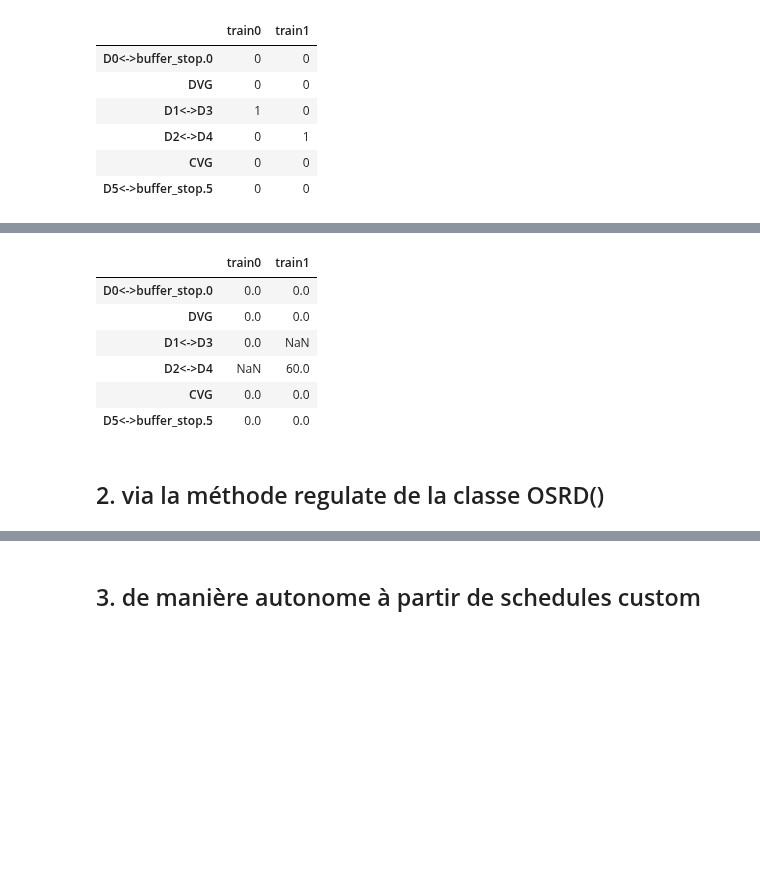
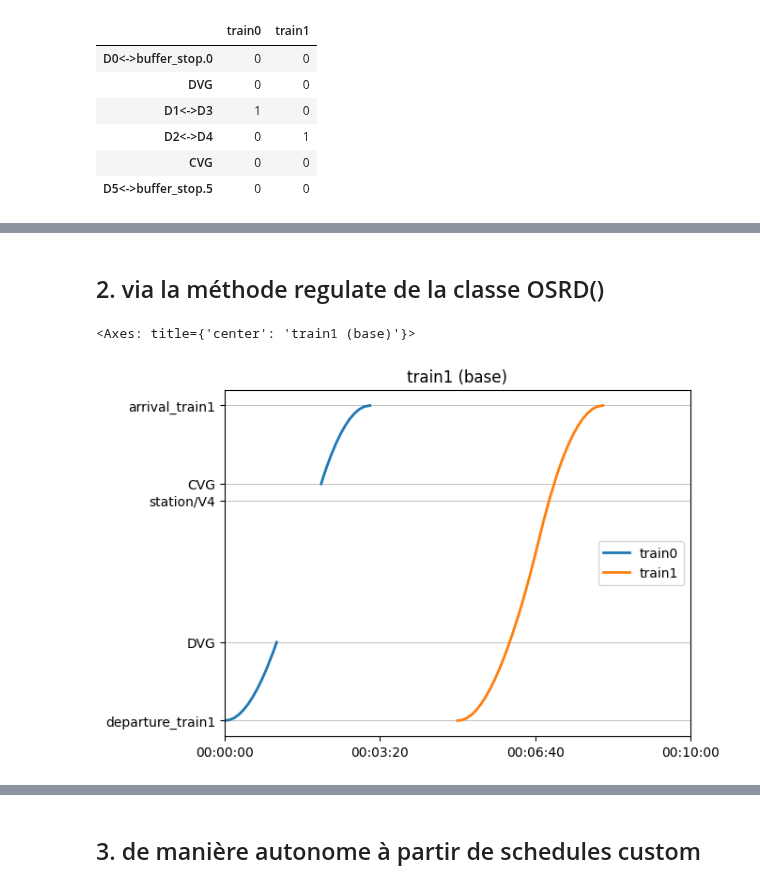
Before and after one commit to y-plus/pyOSRD, a Jupyter notebook: doc/tutorials/8_schedules_extensions.ipynb, the cells around one changed output, grey strips where cells are left out. Drawn from its saved outputs; the diff is of its cells as text; code cells hidden in the pictures; blank space fills up the shorter version.

```diff
--- a/doc/tutorials/8_schedules_extensions.ipynb
+++ b/doc/tutorials/8_schedules_extensions.ipynb
@@ -145,12 +147,7 @@ agent.regulated_schedule.plot()
-# %%
-agent.steps_extra_delays
-# %% [output]
-|  | train0 | train1 |
-| D0<->buffer_stop.0 | 0.0 | 0.0 |
-| DVG | 0.0 | 0.0 |
-| D1<->D3 | 0.0 | NaN |
-| D2<->D4 | NaN | 60.0 |
-| CVG | 0.0 | 0.0 |
-| D5<->buffer_stop.5 | 0.0 | 0.0 |
 # %% [markdown]
 ## 2. via la méthode regulate de la classe OSRD()
+# %%
+sim.space_time_chart(1)
+# %% [output]
+<Axes: title={'center': 'train1 (base)'}>
+[figure, added]
```
Also changed, not shown: parts of 11 cells of this notebook, 5 other files.
